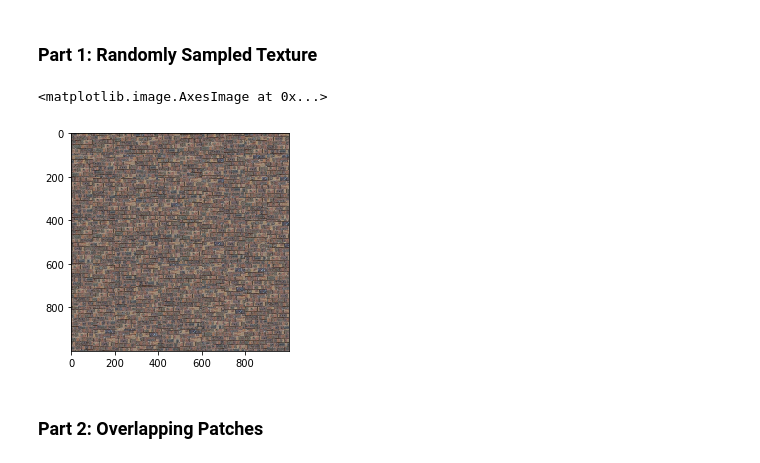
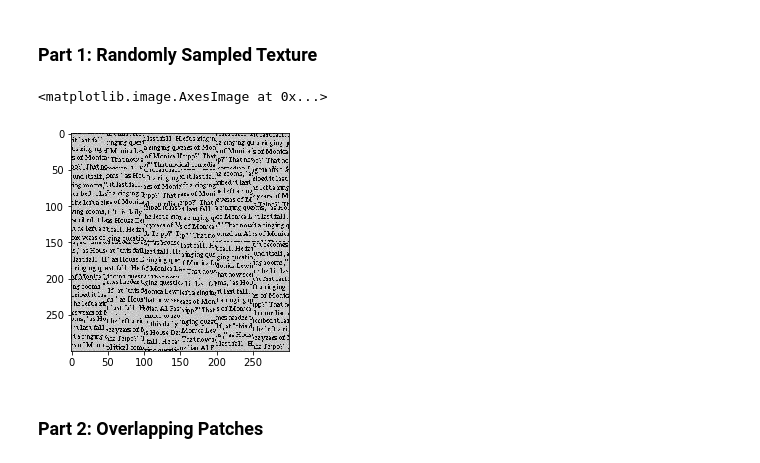
Before and after one commit to SauravShroff/LightFieldCamera, a Jupyter notebook: ImageQuilting.ipynb, the cells around one changed output. Drawn from its saved outputs; the diff is of its cells as text; code cells hidden in the pictures.

```diff
--- a/ImageQuilting.ipynb
+++ b/ImageQuilting.ipynb
@@ -40,12 +45,13 @@ def quilt_random(sample, outsize, patchsize):
         out[y:y+patchsize, x:x+patchsize, :] = sample[ry:ry+patchsize, rx:rx+patchsize, :]
 
     return out
-# %%
-imshow(quilt_random(TEXTURE_2, (1000,1000, 3), 100))
-# imshow(TEXTURE_1)
-# %% [output]
-<matplotlib.image.AxesImage at 0x...>
-[figure, removed]
+# %%
+im_random = quilt_random(TEXTURE_1, (300,300, 3), 50)
+# imsave("random_bricks.png", im_random)
+imshow(im_random)
+# %% [output]
+<matplotlib.image.AxesImage at 0x...>
+[figure, added]
 # %% [markdown]
 ### Part 2: Overlapping Patches
 # %%
```
Also changed, not shown: parts of 12 cells of this notebook.
